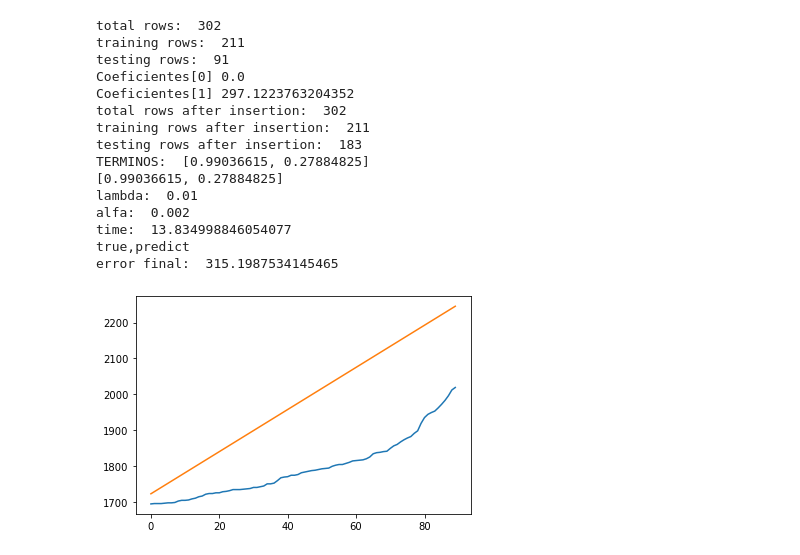
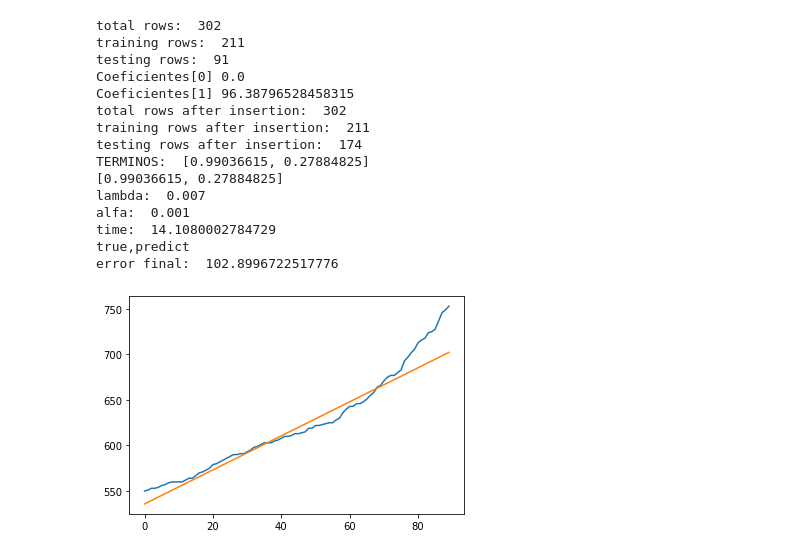
Before and after one commit to MenuMarino/Regresion-Covid, a Jupyter notebook: test.ipynb, the cells around one changed output. Cells and saved outputs as stored; diff of their text form; code cells hidden in the pictures.

Commit message:
Cajamarca

```diff
--- a/test.ipynb
+++ b/test.ipynb
@@ -12,7 +12,7 @@ p: int = 2 # grado del polinomio de nuestro modelo de regresión no lineal
 DATE = 0; CONFIRMED = 1; DEATHS = 2;
 REGION_ORIG = 1; DATE = 2;
 
-filename = 'covid_ica.csv'
+filename = 'covid_cajamarca.csv'
 y_training_ds = []
 x_training_ds = []
 x_testing_ds = []
@@ -68,8 +68,8 @@ w = [0.99036615, 0.27884825]
 print("TERMINOS: ", w)
 # landa = 0.2
 # alfa = 0.0015
-landa = 0.01
-alfa = 0.002
+landa = 0.007
+alfa = 0.001
 gamma = 0.9
 v = [0] * p
 print(w)
@@ -145,37 +145,37 @@ print('true,predict')
 # NOTE: descomentar lo de abajo para probar el error con la regresion de sklearn
 # w[0] = reg.coef_[0]
 # w[1] = reg.coef_[1]
 
 for i in range(q-1):
     unidades2.append(i)
     row = x_testing_ds[i]
     true = y_testing_ds[i]
     verdaderas.append(true)
     predicciones.append(h(w, x_testing_ds, i))
     # print(true,",",h(w, x_testing_ds, i))
 
   # w: [0.30685797 0.98797992]
   # l: 0.002
   # a: 0.05
   # 10 000 epocas mejoró
 
 plt.plot(unidades2, verdaderas)
 plt.plot(unidades2, predicciones)
 print('error final: ', mae(y_training_ds, h))
 # %% [output]
 total rows:  302
 training rows:  211
 testing rows:  91
 Coeficientes[0] 0.0
-Coeficientes[1] 297.1223763204352
+Coeficientes[1] 96.38796528458315
 total rows after insertion:  302
 training rows after insertion:  211
-testing rows after insertion:  183
+testing rows after insertion:  174
 TERMINOS:  [0.99036615, 0.27884825]
 [0.99036615, 0.27884825]
-lambda:  0.01
-alfa:  0.002
-time:  13.834998846054077
+lambda:  0.007
+alfa:  0.001
+time:  14.1080002784729
 true,predict
-error final:  315.1987534145465
+error final:  102.8996722517776
-[figure, old version]
+[figure, new version]
```
Also changed, not shown: 2 other files.
